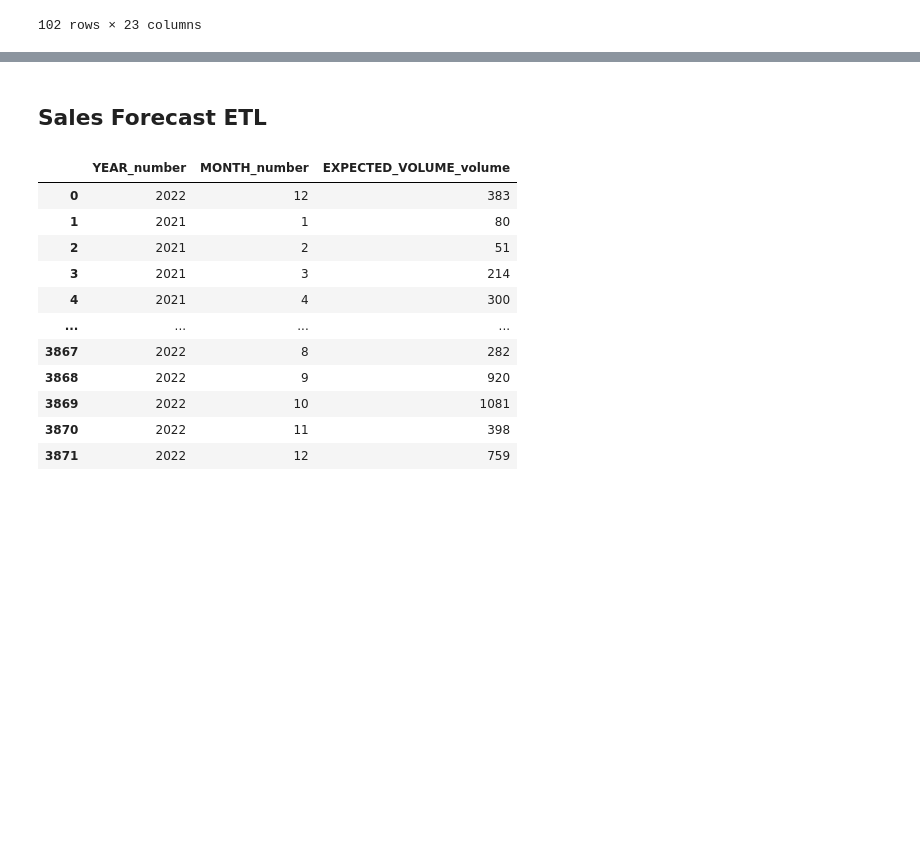
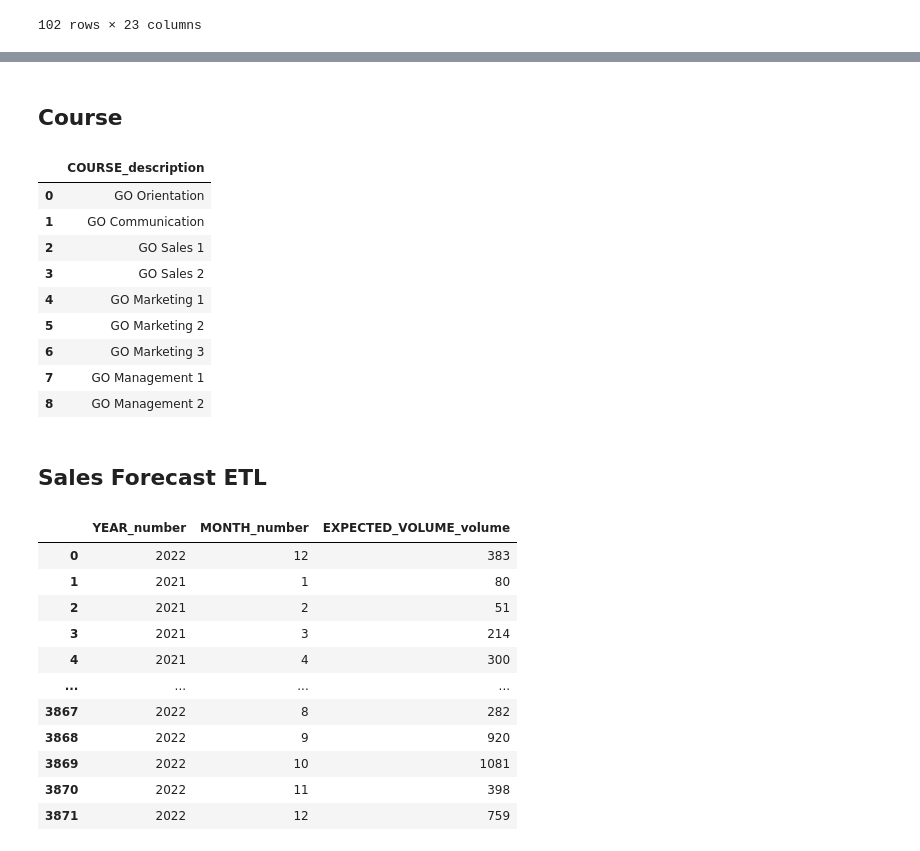
Before and after one commit to Vertcol/Datawarehouse, a Jupyter notebook: ETL.ipynb, the cells around one changed output, grey strips where cells are left out. Drawn from its saved outputs; the diff is of its cells as text; code cells hidden in the pictures; blank space fills up the shorter version.

Commit message:
Add satisfaction type, course

```diff
--- a/ETL.ipynb
+++ b/ETL.ipynb
@@ -183,7 +183,9 @@ rename_mapping = {
     'PHONE': 'PHONE_number',
     'EXPECTED_VOLUME': 'EXPECTED_VOLUME_volume',
     'YEAR': 'YEAR_number',
-    'MONTH': 'MONTH_number'
+    'MONTH': 'MONTH_number',
+    'SATISFACTION_TYPE_DESCRIPTION': 'SATISFACTION_TYPE_description',
+    'COURSE_DESCRIPTION': 'COURSE_description'
 }
 # %% [markdown]
 ## Product ETL
@@ -246,3 +262,21 @@ sales_staff_etl
+# %% [markdown]
+## Course
+# %%
+course_etl = course[["COURSE_DESCRIPTION"]]\
+        .rename(columns=rename_mapping)
+
+course_etl
+# %% [output]
+|  | COURSE_description |
+| 0 | GO Orientation |
+| 1 | GO Communication |
+| 2 | GO Sales 1 |
+| 3 | GO Sales 2 |
+| 4 | GO Marketing 1 |
+| 5 | GO Marketing 2 |
+| 6 | GO Marketing 3 |
+| 7 | GO Management 1 |
+| 8 | GO Management 2 |
 # %% [markdown]
 ## Sales Forecast ETL
 # %%
```
Also changed, not shown: parts of 3 cells of this notebook.
